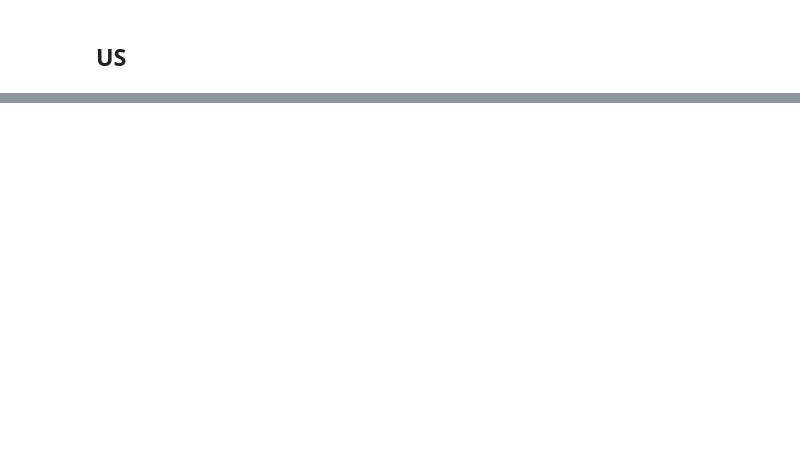
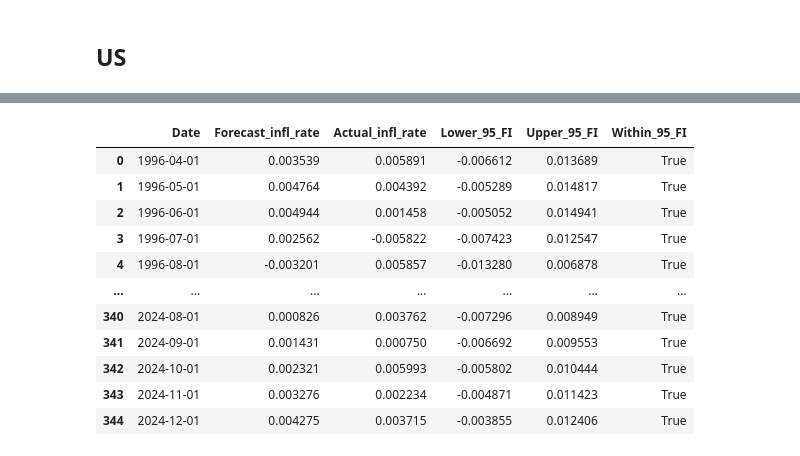
Before and after one commit to willafred/fe5213-cpi-forecasting, a Jupyter notebook: scripts/models_time_series.ipynb, the cells around one changed output, grey strips where cells are left out. Cells and saved outputs as stored; diff of their text form; code cells hidden in the pictures; blank space fills up the shorter version.

Commit message:
Added forecasts and changed rolling window to 120.

```diff
--- a/scripts/models_time_series.ipynb
+++ b/scripts/models_time_series.ipynb
@@ -725,0 +729,68 @@ Lowest BIC for each variable:
+# %%
+# Create lagged variables for the regression
+df_uk_ar1_rolling = df_uk.copy()
+df_uk_ar1_rolling['infl_rate_diff_lag1'] = df_uk_ar1_rolling['infl_rate_diff'].shift(1)  # Lagged dependent variable
+
+# Drop rows with NaN values due to lagging
+df_uk_ar1_rolling = df_uk_ar1_rolling.dropna()
+
+# Initialize variables for rolling window forecasting
+results = []  # To store results as a list of dictionaries
+rolling_window_size = 120  # Set the rolling window size to 120
+
+# Ensure there are enough observations for the rolling window
+if len(df_uk_ar1_rolling) < rolling_window_size:
+    raise ValueError("Not enough data for the specified rolling window size.")
+
+# Start with the first rolling window
+for i in range(rolling_window_size, len(df_uk_ar1_rolling)):
+    # Define the rolling window
+    X_rolling = df_uk_ar1_rolling.iloc[i - rolling_window_size:i][['infl_rate_diff_lag1']]  # Independent variables
+    y_rolling = df_uk_ar1_rolling.iloc[i - rolling_window_size:i]['infl_rate_diff']  # Dependent variable
+
+    # Add a constant to the independent variables
+    X_rolling = sm.add_constant(X_rolling)
+
+    # Fit the model on the rolling window
+    rolling_model = sm.OLS(y_rolling, X_rolling).fit()
+
+    # Use the current observation for prediction
+    current_row = df_uk_ar1_rolling.iloc[i][['infl_rate_diff_lag1']]
+    current_row = pd.DataFrame([current_row])  # Convert to DataFrame to match shape
+    current_row = sm.add_constant(current_row, has_constant='add')  # Add a constant to match the model
+
+    # Predict infl_rate_diff
+    forecast_diff = rolling_model.predict(current_row)  # Predict infl_rate_diff
+
+    # Compute infl_rate_T = infl_rate_diff_T + infl_rate_T-1
+    last_infl_rate = df_uk_ar1_rolling.iloc[i - 1]['infl_rate']  # infl_rate at T-1
+    forecast_infl_rate = forecast_diff.iloc[0] + last_infl_rate
+
+    # Calculate the standard error of the forecast
+    se = np.sqrt(rolling_model.mse_resid)  # Standard error of residuals
+    z = st.norm.ppf(0.975)  # Critical value for 95% confidence interval
+    lower_bound = forecast_infl_rate - z * se
+    upper_bound = forecast_infl_rate + z * se
+
+    # Store the results in a dictionary
+    results.append({
+        'Date': df_uk_ar1_rolling.iloc[i]['date'],
+        'Forecast_infl_rate': forecast_infl_rate,
+        'Actual_infl_rate': df_uk_ar1_rolling.iloc[i]['infl_rate'],
+        'Lower_95_FI': lower_bound,
+        'Upper_95_FI': upper_bound
+    })
+
+# Convert results to a pandas DataFrame
+uk_ar1_forecast_results = pd.DataFrame(results)
+
+# Calculate RMSE for infl_rate
+rmse_infl_rate = np.sqrt(mean_squared_error(uk_ar1_forecast_results['Actual_infl_rate'], uk_ar1_forecast_results['Forecast_infl_rate']))
+print(f"Root Mean Squared Error (RMSE) for infl_rate: {rmse_infl_rate:.4f}")
+
+# Within 95% forecast interval
+uk_ar1_forecast_results['Within_95_FI'] = (uk_ar1_forecast_results['Actual_infl_rate'] >= uk_ar1_forecast_results['Lower_95_FI']) & (uk_ar1_forecast_results['Actual_infl_rate'] <= uk_ar1_forecast_results['Upper_95_FI'])
+
+# Display uk_ar1_forecast_results
+uk_ar1_forecast_results
+# %% [output]
@@ -725,0 +798,12 @@ Lowest BIC for each variable:
+|  | Date | Forecast_infl_rate | Actual_infl_rate | Lower_95_FI | Upper_95_FI | Within_95_FI |
+| 0 | 1996-04-01 | 0.003539 | 0.005891 | -0.006612 | 0.013689 | True |
+| 1 | 1996-05-01 | 0.004764 | 0.004392 | -0.005289 | 0.014817 | True |
+| 2 | 1996-06-01 | 0.004944 | 0.001458 | -0.005052 | 0.014941 | True |
+| 3 | 1996-07-01 | 0.002562 | -0.005822 | -0.007423 | 0.012547 | True |
+| 4 | 1996-08-01 | -0.003201 | 0.005857 | -0.013280 | 0.006878 | True |
+| ... | ... | ... | ... | ... | ... | ... |
+| 340 | 2024-08-01 | 0.000826 | 0.003762 | -0.007296 | 0.008949 | True |
+| 341 | 2024-09-01 | 0.001431 | 0.000750 | -0.006692 | 0.009553 | True |
+| 342 | 2024-10-01 | 0.002321 | 0.005993 | -0.005802 | 0.010444 | True |
+| 343 | 2024-11-01 | 0.003276 | 0.002234 | -0.004871 | 0.011423 | True |
+| 344 | 2024-12-01 | 0.004275 | 0.003715 | -0.003855 | 0.012406 | True |
```
Also changed, not shown: parts of 24 cells of this notebook.
